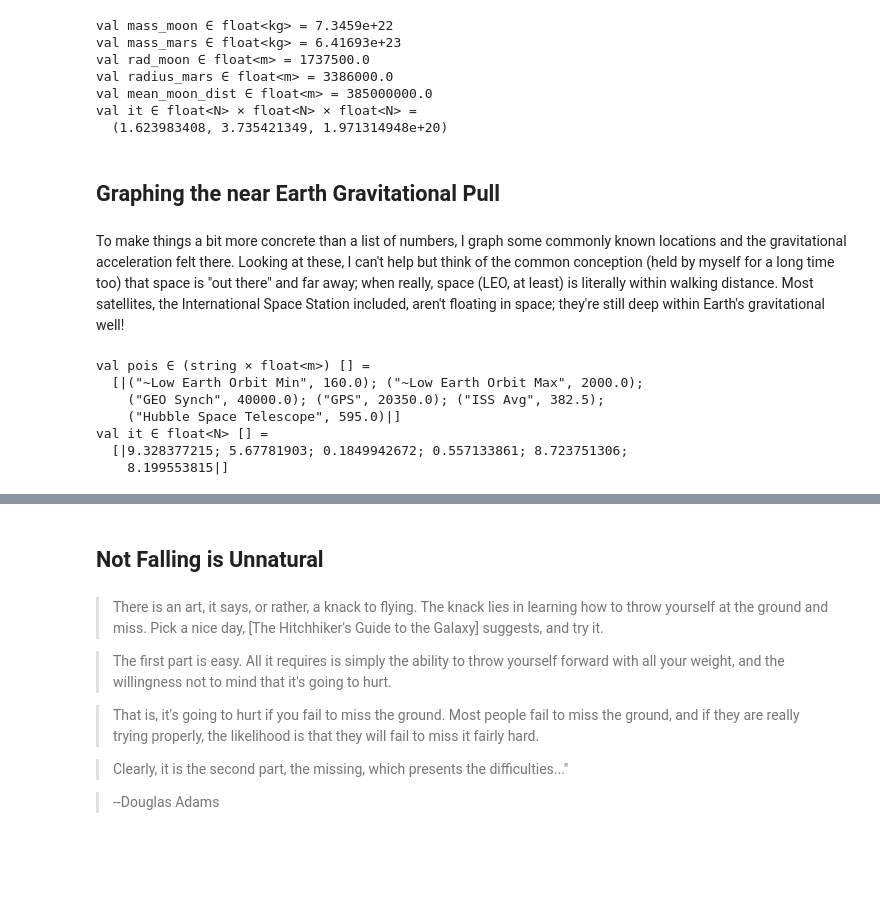
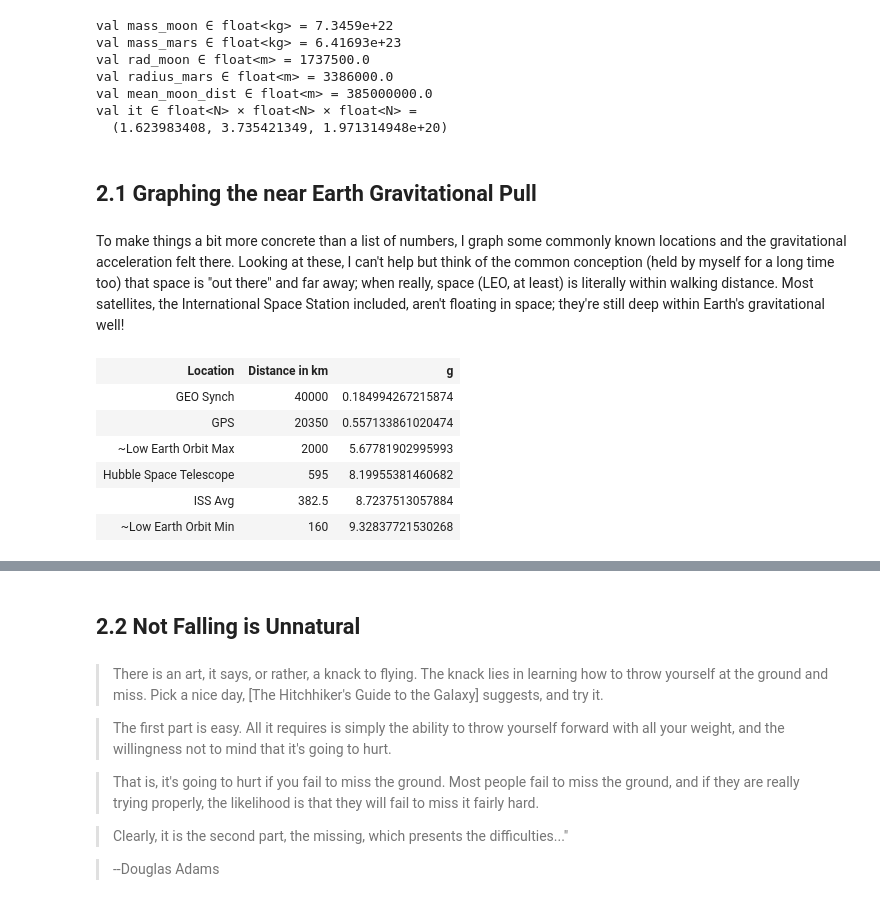
Before and after one commit to sir-deenicus/Jupyter-Wrote, a Jupyter notebook: Fields as Curried Functions.ipynb, the cells around one changed output, grey strips where cells are left out. Cells and saved outputs as stored; diff of their text form; code cells hidden in the pictures; blank space fills up the shorter version.

```diff
--- a/Fields as Curried Functions.ipynb
+++ b/Fields as Curried Functions.ipynb
@@ -103,23 +158,27 @@ val mean_moon_dist ∈ float<m> = 385000000.0
 val it ∈ float<N> ⨯ float<N> ⨯ float<N> =
   (1.623983408, 3.735421349, 1.971314948e+20)
 # %% [markdown]
-## Graphing the near Earth Gravitational Pull
+## 2.1 Graphing the near Earth Gravitational Pull
 # %% [markdown]
 To make things a bit more concrete than a list of numbers, I graph some commonly known locations and the gravitational acceleration felt there. Looking at these, I can't help but think of the common conception (held by myself for a long time too) that space is "out there" and far away; when really, space (LEO, at least) is literally within walking distance. Most satellites, the International Space Station included, aren't floating in space; they're still deep within Earth's gravitational well!
 # %%
 let pois = [|"~Low Earth Orbit Min",   160.<m>
              "~Low Earth Orbit Max",  2000.<m>
              "GEO Synch"           , 40000.<m>
              "GPS"                 , 20350.<m>
              "ISS Avg"             ,  382.5<m>
-             "Hubble Space Telescope",595.<m>|]
+             "Hubble Space Telescope", 595.<m>|]
 
-pois |> Array.map (snd >> (*) 1000. >> (+) earth_rad >> flipped_field)
+let gs = pois |> Array.map (snd >> ( * ) 1000. >> (+) earth_rad >> flipped_field)
+Array.zip pois gs
+|> Array.sortBy snd
+|> Array.map (fun ((l,n),g) -> [|l; string n ; string g|])
+|> tohtmlTable ["Location"; "Distance in km"; "g"]
 # %% [output]
-val pois ∈ (string ⨯ float<m>) [] =
-  [|("~Low Earth Orbit Min", 160.0); ("~Low Earth Orbit Max", 2000.0);
-    ("GEO Synch", 40000.0); ("GPS", 20350.0); ("ISS Avg", 382.5);
-    ("Hubble Space Telescope", 595.0)|]
-val it ∈ float<N> [] =
-  [|9.328377215; 5.67781903; 0.1849942672; 0.557133861; 8.723751306;
-    8.199553815|]
+| Location | Distance in km | g |
+| GEO Synch | 40000 | 0.184994267215874 |
+| GPS | 20350 | 0.557133861020474 |
+| ~Low Earth Orbit Max | 2000 | 5.67781902995993 |
+| Hubble Space Telescope | 595 | 8.19955381460682 |
+| ISS Avg | 382.5 | 8.7237513057884 |
+| ~Low Earth Orbit Min | 160 | 9.32837721530268 |
@@ -238,7 +280,7 @@ require(['https://cdnjs.cloudflare.com/ajax/libs/flot/0.8.3/jquery.flot.js'], fu
 # %% [output]
 [interactive output not drawn]
 # %% [markdown]
-## Not Falling is Unnatural
+## 2.2 Not Falling is Unnatural
 # %% [markdown]
 > There is an art, it says, or rather, a knack to flying. The knack lies in learning how to throw yourself at the ground and miss. Pick a nice day, [The Hitchhiker's Guide to the Galaxy] suggests, and try it.
 
```
Also changed, not shown: parts of 74 cells of this notebook.
